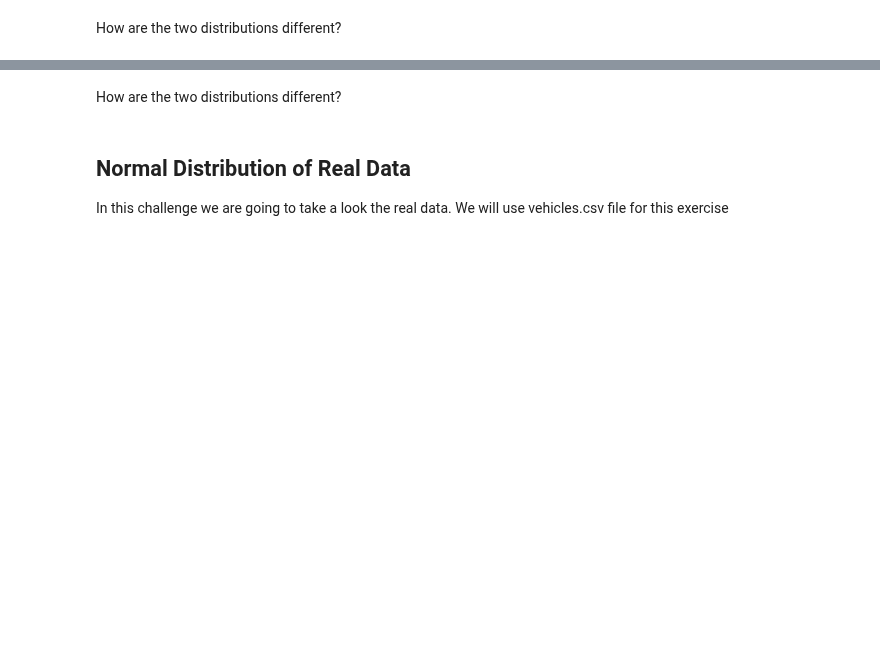
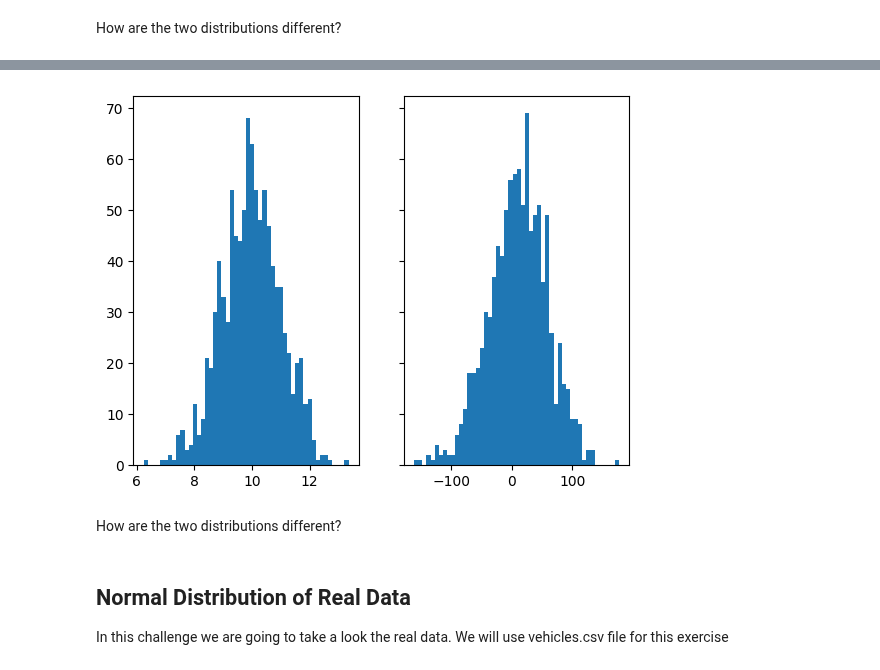
Before and after one commit to ta-data-lis/lab-probability-distributions, a Jupyter notebook: your-code/continuous.ipynb, the cells around one changed output, grey strips where cells are left out. Drawn from its saved outputs; the diff is of its cells as text; code cells hidden in the pictures; blank space fills up the shorter version.

```diff
--- a/your-code/continuous.ipynb
+++ b/your-code/continuous.ipynb
@@ -64,3 +85,18 @@ Expected output:
+# %%
+# your code here
+def new_uni (x, mu, sigma):
+    random_numbs = mu + sigma * np.random.randn(x)
+    return random_numbs
+
+uni1 = new_uni(1000, 10, 1)
+uni2 = new_uni(1000, 10, 50)
+
+fig, (ax1, ax2) = plt.subplots(1,2, sharey=True)
+ax1.hist(uni1, bins=50)
+ax2.hist(uni2, bins=50)
+plt.show()
+# %% [output]
+[figure, added]
 # %% [markdown]
 How are the two distributions different?
 # %%
```
Also changed, not shown: parts of 21 cells of this notebook.
